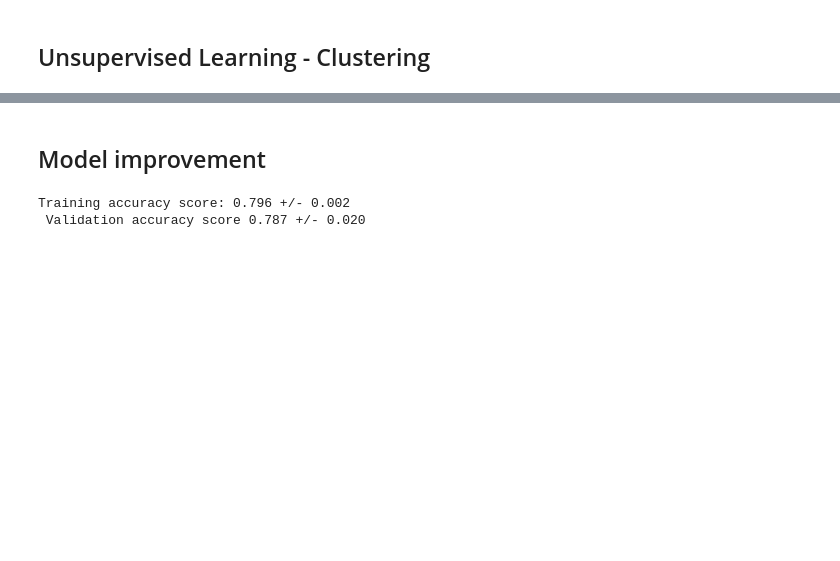
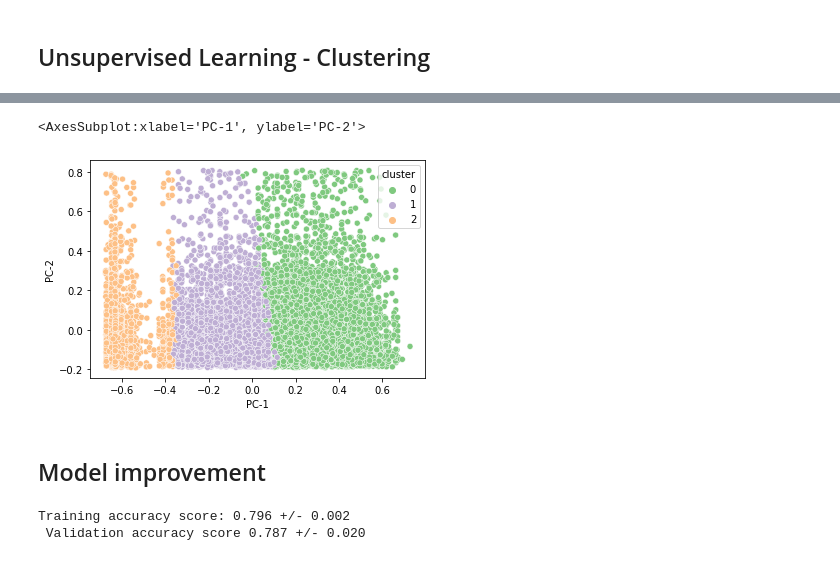
Before and after one commit to BarGanor/ml_project, a Jupyter notebook: project_part_2.ipynb, the cells around one changed output, grey strips where cells are left out. Cells and saved outputs as stored; diff of their text form; code cells hidden in the pictures; blank space fills up the shorter version.

```diff
--- a/project_part_2.ipynb
+++ b/project_part_2.ipynb
@@ -200,3 +204,8 @@ NameError: name 'k_medoids' is not defined
+# %%
+sns.scatterplot(x='PC-1', y='PC-2', hue='cluster', data=data, palette='Accent')
+# %% [output]
+<AxesSubplot:xlabel='PC-1', ylabel='PC-2'>
+[figure, added]
 # %% [markdown]
 ## Model improvement
 # %%
```
Also changed, not shown: parts of 6 cells of this notebook, 2 other files.
